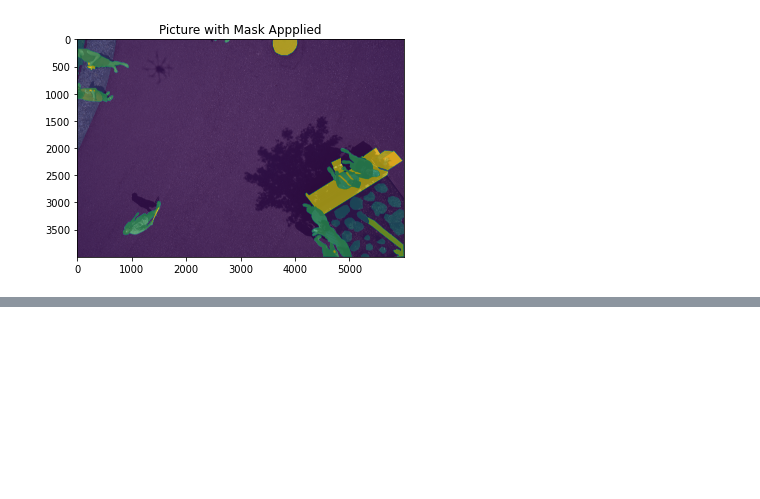
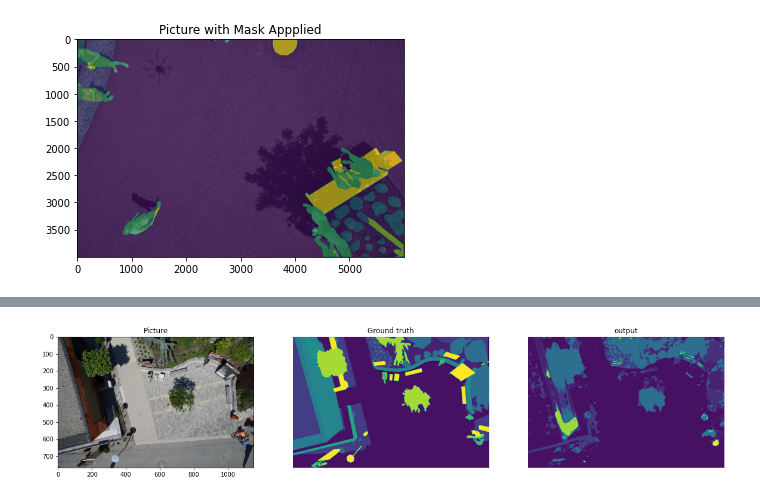
Before and after one commit to mishabar410/ML, a Jupyter notebook: semantical_segmentation/U_net.ipynb, the cells around one changed output, grey strips where cells are left out. Cells and saved outputs as stored; diff of their text form; code cells hidden in the pictures; blank space fills up the shorter version.

Commit message:
images added

```diff
--- a/semantical_segmentation/U_net.ipynb
+++ b/semantical_segmentation/U_net.ipynb
@@ -60,8 +60,10 @@ print('Total Images: ', len(df))
 # %% [output]
 Total Images:  400
 # %%
-X_train, X_val = train_test_split(df['id'].values, test_size=0.15, random_state=19)
+X_trainval, X_test = train_test_split(df['id'].values, test_size=0.1, random_state=19)
+X_train, X_val = train_test_split(X_trainval, test_size=0.15, random_state=19)
 
 print('Train Size   : ', len(X_train))
 print('Val Size     : ', len(X_val))
+print('Test Size    : ', len(X_test))
 # %% [output]
@@ -319,0 +355,33 @@ KeyboardInterrupt: ignored
+# %%
+def predict_image_mask_pixel(model, image, mask, mean=[0.485, 0.456, 0.406], std=[0.229, 0.224, 0.225]):
+    model.eval()
+    t = T.Compose([T.ToTensor(), T.Normalize(mean, std)])
+    image = t(image)
+    model.to(device); image=image.to(device)
+    mask = mask.to(device)
+    with torch.no_grad():
+
+        image = image.unsqueeze(0)
+        mask = mask.unsqueeze(0)
+
+        output = model(image)
+        masked = torch.argmax(output, dim=1)
+        masked = masked.cpu().squeeze(0)
+    return masked
+# %%
+image, mask = test_set[0]
+output = predict_image_mask_pixel(model, image, mask, mean=[0.485, 0.456, 0.406], std=[0.229, 0.224, 0.225])
+
+fig, (ax1, ax2, ax3) = plt.subplots(1,3, figsize=(20,10))
+ax1.imshow(image)
+ax1.set_title('Picture');
+
+ax2.imshow(mask)
+ax2.set_title('Ground truth')
+ax2.set_axis_off()
+
+ax3.imshow(output)
+ax3.set_title('output')
+ax3.set_axis_off()
+# %% [output]
+[figure, added]
```
Also changed, not shown: parts of 3 cells of this notebook.
